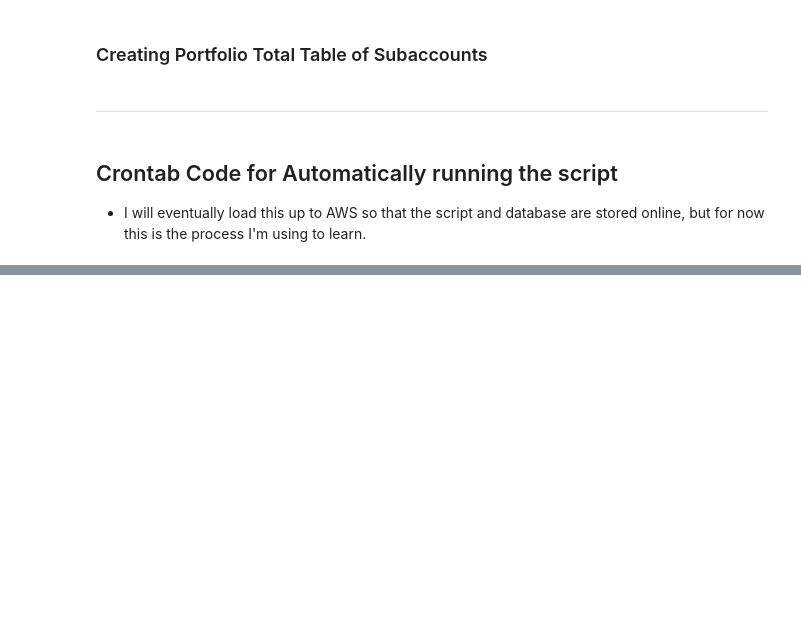
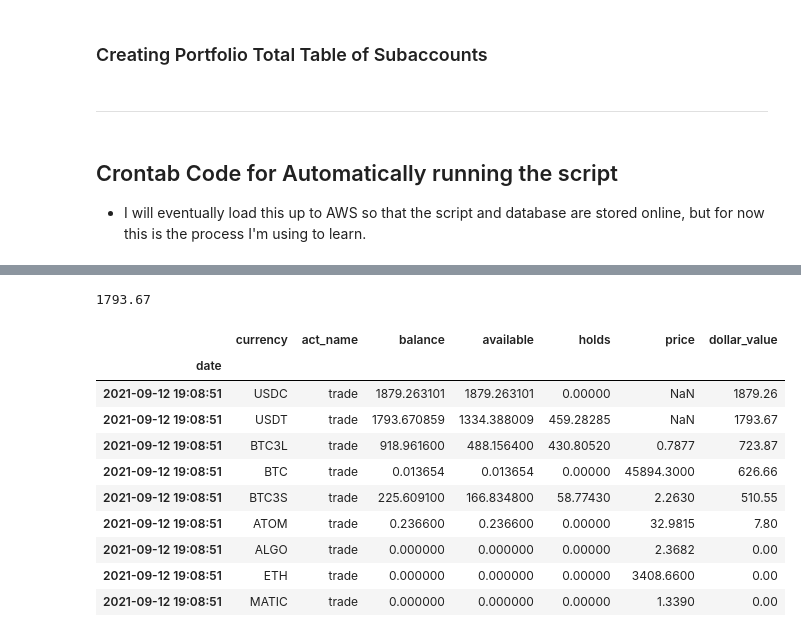
Before and after one commit to lukewbecker/algo-trading-training, a Jupyter notebook: kucoin_update.ipynb, the cells around one changed output, grey strips where cells are left out. Saved outputs shown, nothing was run; the diff lists cells and outputs as text; code cells hidden in the pictures; blank space fills up the shorter version.

```diff
--- a/kucoin_update.ipynb
+++ b/kucoin_update.ipynb
@@ -584,0 +620,18 @@ response_subaccts.json()
+# %%
+df.dollar_value.iloc[1]
+# %% [output]
+1793.67
+# %%
+display(df)
+# %% [output]
+|  | currency | act_name | balance | available | holds | price | dollar_value |
+| date |  |  |  |  |  |  |  |
+| 2021-09-12 19:08:51 | USDC | trade | 1879.263101 | 1879.263101 | 0.00000 | NaN | 1879.26 |
+| 2021-09-12 19:08:51 | USDT | trade | 1793.670859 | 1334.388009 | 459.28285 | NaN | 1793.67 |
+| 2021-09-12 19:08:51 | BTC3L | trade | 918.961600 | 488.156400 | 430.80520 | 0.7877 | 723.87 |
+| 2021-09-12 19:08:51 | BTC | trade | 0.013654 | 0.013654 | 0.00000 | 45894.3000 | 626.66 |
+| 2021-09-12 19:08:51 | BTC3S | trade | 225.609100 | 166.834800 | 58.77430 | 2.2630 | 510.55 |
+| 2021-09-12 19:08:51 | ATOM | trade | 0.236600 | 0.236600 | 0.00000 | 32.9815 | 7.80 |
+| 2021-09-12 19:08:51 | ALGO | trade | 0.000000 | 0.000000 | 0.00000 | 2.3682 | 0.00 |
+| 2021-09-12 19:08:51 | ETH | trade | 0.000000 | 0.000000 | 0.00000 | 3408.6600 | 0.00 |
+| 2021-09-12 19:08:51 | MATIC | trade | 0.000000 | 0.000000 | 0.00000 | 1.3390 | 0.00 |
```
Also changed, not shown: parts of 4 cells of this notebook, 1 other file.
